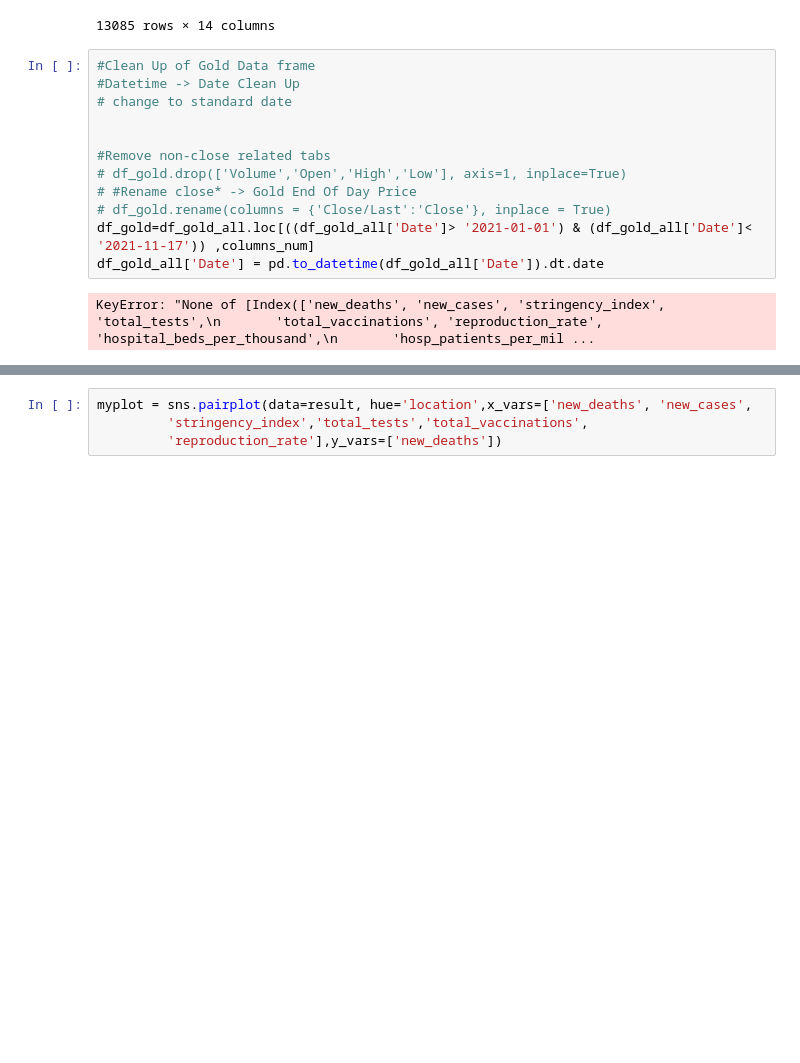
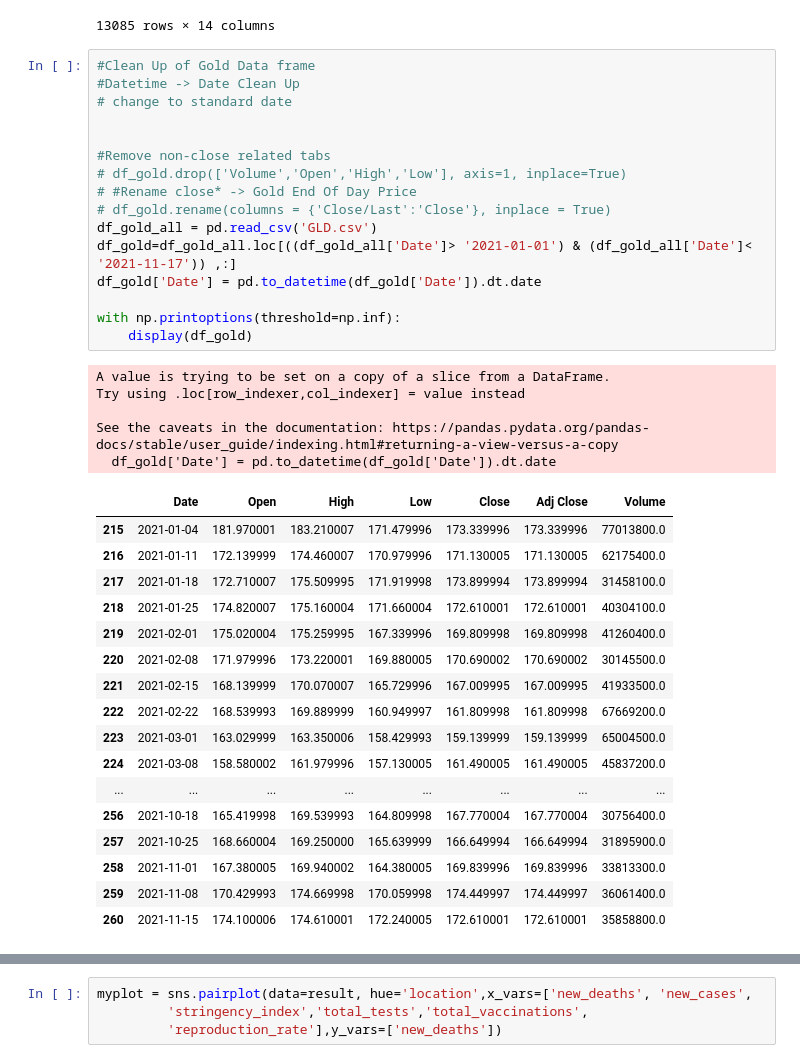
Before and after one commit to shanghongsim/term3_dtp, a Jupyter notebook: task2.ipynb, the cells around one changed output, grey strips where cells are left out. Drawn from its saved outputs; the diff is of its cells as text; blank space fills up the shorter version.

Commit message:
change the date range in gold data

```diff
--- a/task2.ipynb
+++ b/task2.ipynb
@@ -89,17 +89,42 @@ display(df_covid)
 # %%
 #Clean Up of Gold Data frame
 #Datetime -> Date Clean Up
 # change to standard date
 
 
 #Remove non-close related tabs
 # df_gold.drop(['Volume','Open','High','Low'], axis=1, inplace=True)
 # #Rename close* -> Gold End Of Day Price
 # df_gold.rename(columns = {'Close/Last':'Close'}, inplace = True)
-df_gold=df_gold_all.loc[((df_gold_all['Date']> '2021-01-01') & (df_gold_all['Date']< '2021-11-17')) ,columns_num]
-df_gold_all['Date'] = pd.to_datetime(df_gold_all['Date']).dt.date
+df_gold_all = pd.read_csv('GLD.csv')
+df_gold=df_gold_all.loc[((df_gold_all['Date']> '2021-01-01') & (df_gold_all['Date']< '2021-11-17')) ,:]
+df_gold['Date'] = pd.to_datetime(df_gold['Date']).dt.date
+
+with np.printoptions(threshold=np.inf):
+    display(df_gold)
 # %% [output]
-KeyError: "None of [Index(['new_deaths', 'new_cases', 'stringency_index', 'total_tests',\n       'total_vaccinations', 'reproduction_rate', 'hospital_beds_per_thousand',\n       'hosp_patients_per_mil ...
+A value is trying to be set on a copy of a slice from a DataFrame.
+Try using .loc[row_indexer,col_indexer] = value instead
+
+See the caveats in the documentation: https://pandas.pydata.org/pandas-docs/stable/user_guide/indexing.html#returning-a-view-versus-a-copy
+  df_gold['Date'] = pd.to_datetime(df_gold['Date']).dt.date
+|  | Date | Open | High | Low | Close | Adj Close | Volume |
+| 215 | 2021-01-04 | 181.970001 | 183.210007 | 171.479996 | 173.339996 | 173.339996 | 77013800.0 |
+| 216 | 2021-01-11 | 172.139999 | 174.460007 | 170.979996 | 171.130005 | 171.130005 | 62175400.0 |
+| 217 | 2021-01-18 | 172.710007 | 175.509995 | 171.919998 | 173.899994 | 173.899994 | 31458100.0 |
+| 218 | 2021-01-25 | 174.820007 | 175.160004 | 171.660004 | 172.610001 | 172.610001 | 40304100.0 |
+| 219 | 2021-02-01 | 175.020004 | 175.259995 | 167.339996 | 169.809998 | 169.809998 | 41260400.0 |
+| 220 | 2021-02-08 | 171.979996 | 173.220001 | 169.880005 | 170.690002 | 170.690002 | 30145500.0 |
+| 221 | 2021-02-15 | 168.139999 | 170.070007 | 165.729996 | 167.009995 | 167.009995 | 41933500.0 |
+| 222 | 2021-02-22 | 168.539993 | 169.889999 | 160.949997 | 161.809998 | 161.809998 | 67669200.0 |
+| 223 | 2021-03-01 | 163.029999 | 163.350006 | 158.429993 | 159.139999 | 159.139999 | 65004500.0 |
+| 224 | 2021-03-08 | 158.580002 | 161.979996 | 157.130005 | 161.490005 | 161.490005 | 45837200.0 |
+| ... | ... | ... | ... | ... | ... | ... | ... |
+| 256 | 2021-10-18 | 165.419998 | 169.539993 | 164.809998 | 167.770004 | 167.770004 | 30756400.0 |
+| 257 | 2021-10-25 | 168.660004 | 169.250000 | 165.639999 | 166.649994 | 166.649994 | 31895900.0 |
+| 258 | 2021-11-01 | 167.380005 | 169.940002 | 164.380005 | 169.839996 | 169.839996 | 33813300.0 |
+| 259 | 2021-11-08 | 170.429993 | 174.669998 | 170.059998 | 174.449997 | 174.449997 | 36061400.0 |
+| 260 | 2021-11-15 | 174.100006 | 174.610001 | 172.240005 | 172.610001 | 172.610001 | 35858800.0 |
 # %%
 df_covid['date']=pd.to_datetime(df_covid['date'])
 # print(df_covid)
```
Also changed, not shown: parts of 1 cell of this notebook.
